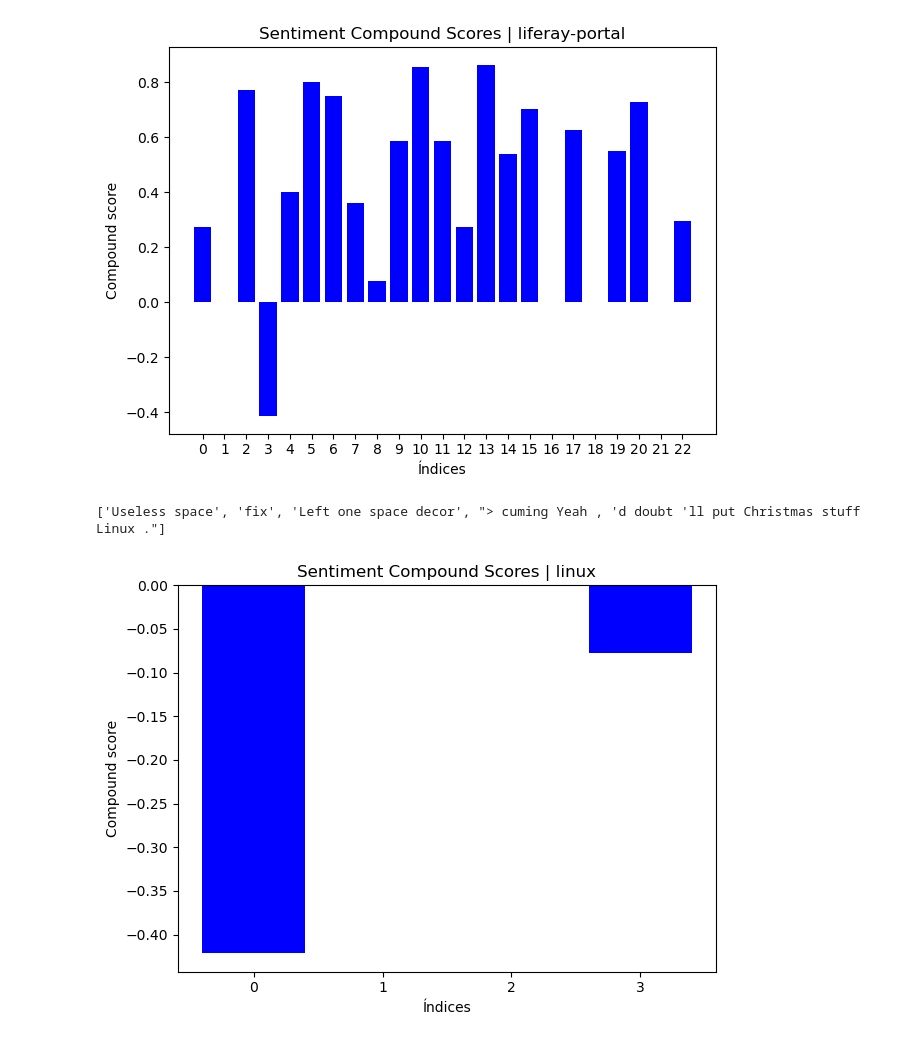
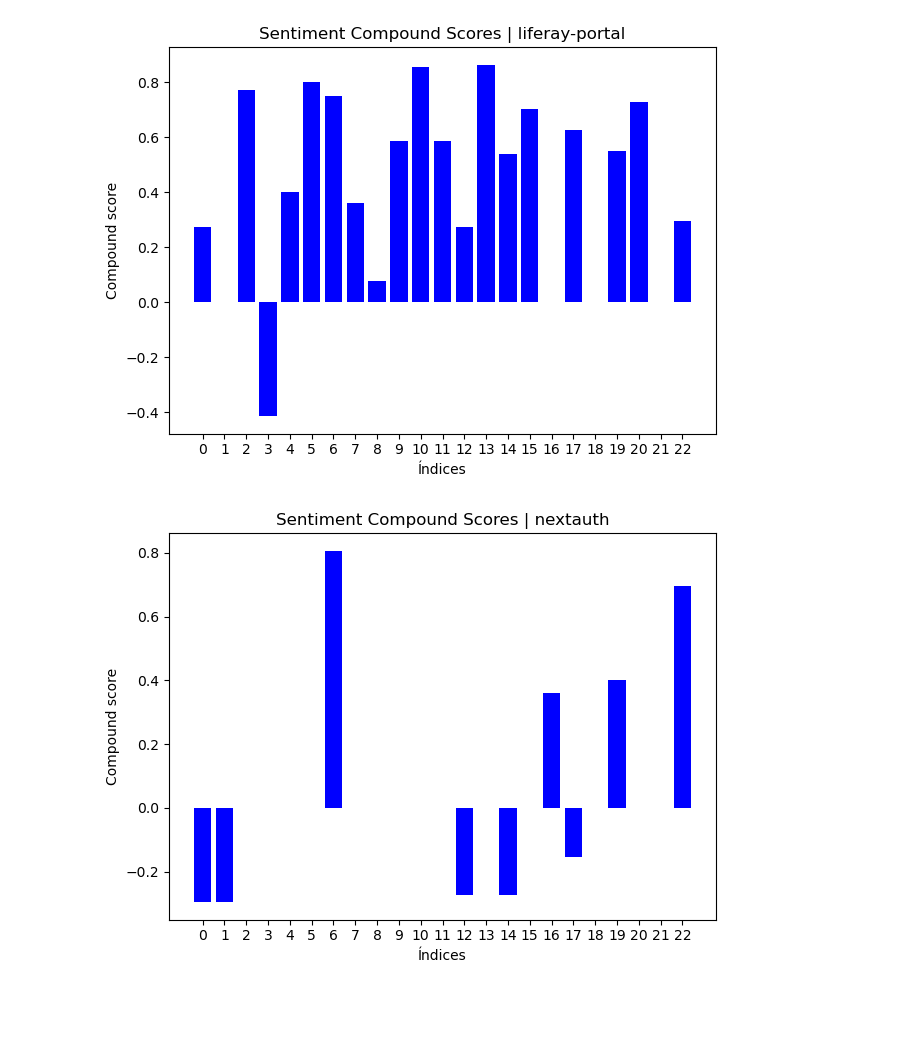
Before and after one commit to joovitor12/sentiment-analysis, a Jupyter notebook: repos/compare-compound/compare_compound.ipynb, the cells around one changed output. Saved outputs shown, nothing was run; the diff lists cells and outputs as text; code cells hidden in the pictures; blank space fills up the shorter version.

```diff
--- a/repos/compare-compound/compare_compound.ipynb
+++ b/repos/compare-compound/compare_compound.ipynb
@@ -104,26 +181,26 @@ GET COMMENTS - LINUX
 # %%
-url_to_get_pr_comments = f'https://api.github.com/repos/{owner_linux}/{repo_linux}/pulls/{pr_with_comments_linux[0]}/comments'
+url_to_get_pr_comments = f'https://api.github.com/repos/{owner_nextauth}/{repo_nextauth}/pulls/{pr_with_comments_nextauth[1]}/comments'
 
 headers = {'Authorization': f'token {token}'}
 
 response = requests.get(url_to_get_pr_comments, headers=headers)
 
-prs_linux = response.json()
+prs = response.json()
 
-bodies = [comment['body'] for comment in prs_linux]
+bodies = [comment['body'] for comment in prs]
 
 nltk.download('punkt')
 nltk.download('stopwords')
 stop_words = set(stopwords.words('english'))
 
 all_comments = []
-cleaned_bodies_linux = []
+cleaned_bodies_nextauth = []
 
 for body in bodies:
     cleaned_words = [word for word in word_tokenize(body) if word.lower() not in stop_words]
     cleaned_comment = ' '.join(cleaned_words)
-    cleaned_bodies_linux.append(cleaned_comment)
+    cleaned_bodies_nextauth.append(cleaned_comment)
     all_comments.extend(cleaned_words)
 
-print(cleaned_bodies_linux)
+print(cleaned_bodies_nextauth)
 # %% [output]
@@ -236,33 +383,32 @@ plt.show()
 # %% [output]
 [figure]
 # %%
-sentiment_compounds_linux = []
-for pr_comment in cleaned_bodies_linux:
+sentiment_compounds_nextauth = []
+for pr_comment in cleaned_bodies_nextauth:
     sia = SentimentIntensityAnalyzer()
     sentiment = sia.polarity_scores(pr_comment)
     sentiment_compound = sentiment['compound']
-    sentiment_compounds_linux.append(sentiment_compound)
+    sentiment_compounds_nextauth.append(sentiment_compound)
 
 # Índices correspondentes aos sentiment_compounds
-indices = range(len(cleaned_bodies_linux))
+indices = range(len(cleaned_bodies_nextauth))
 
 # Criando o gráfico de barras
-plt.bar(indices, sentiment_compounds_linux, color='blue')
+plt.bar(indices, sentiment_compounds_nextauth, color='blue')
 
 # Adicionando rótulos e título
 plt.xlabel('Índices')
 plt.ylabel('Compound score')
-plt.title('Sentiment Compound Scores | linux')
+plt.title('Sentiment Compound Scores | nextauth')
 
 # Definindo rótulos dos índices no eixo x
 plt.xticks(indices, [i for i in indices])
 
 # Exibindo o gráfico
 plt.tight_layout()
 plt.show()
 # %% [output]
-['Useless space', 'fix', 'Left one space decor', "> cuming Yeah , 'd doubt 'll put Christmas stuff Linux ."]
-[figure, old version]
+[figure, new version]
 # %%
 sentiment_compounds_tensorflow = []
 for pr_comment in cleaned_bodies_tensorflow:
```
Also changed, not shown: parts of 19 cells of this notebook, 1 other file.
